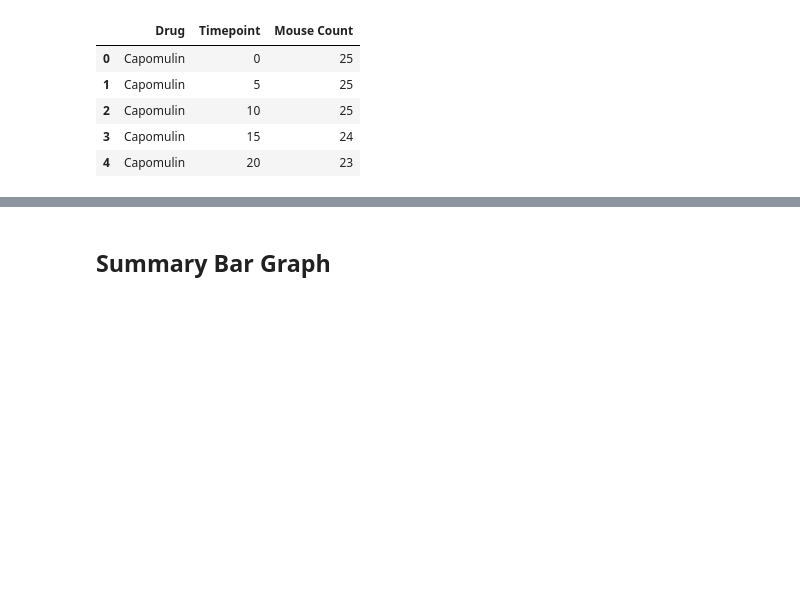
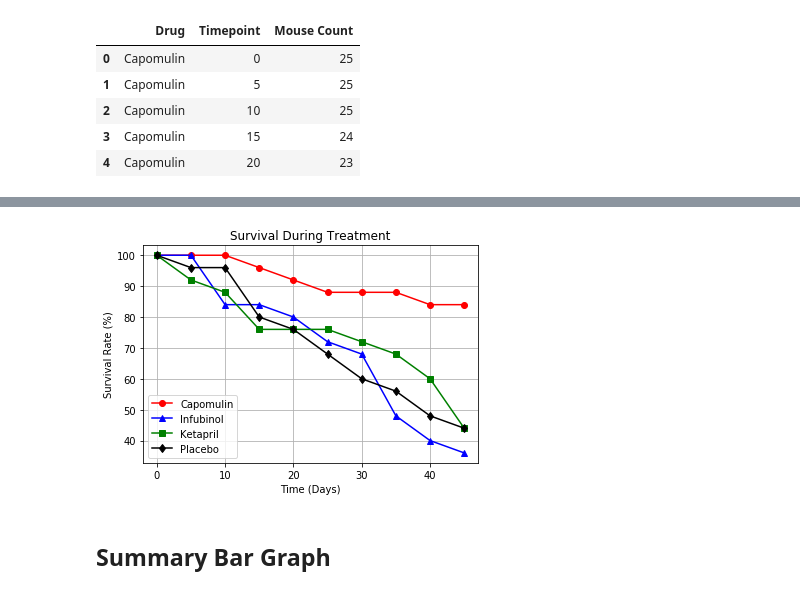
Before and after one commit to rossnicholson13/matplotlib-challenge, a Jupyter notebook: Instructions/Pymaceuticals/pymaceuticals_starter.ipynb, the cells around one changed output, grey strips where cells are left out. Saved outputs shown, nothing was run; the diff lists cells and outputs as text; code cells hidden in the pictures; blank space fills up the shorter version.

```diff
--- a/Instructions/Pymaceuticals/pymaceuticals_starter.ipynb
+++ b/Instructions/Pymaceuticals/pymaceuticals_starter.ipynb
@@ -213,7 +211,7 @@ survival_rates_formatted.head()
 starting_mice = survival_rates_formatted.iloc[0]
 survival_rates_formatted = 100*(survival_rates_formatted/starting_mice)
 survival_rates_subset = survival_rates_formatted[["Capomulin","Infubinol","Ketapril","Placebo"]]
-survival_plot = survival_rates_subset.plot(kind="line",grid=True,style=['ro-','b^-','gs-','kd-'],xlim=(survival_rates_formatted.index.min()-2,survival_rates_formatted.index.max()+2),title="Survival During Treatment",legend=None)
+survival_plot = survival_rates_subset.plot(kind="line",grid=True,style=['ro-','b^-','gs-','kd-'],xlim=(survival_rates_formatted.index.min()-2,survival_rates_formatted.index.max()+2),title="Survival During Treatment",legend=False)
 
 survival_plot.set_xlabel("Time (Days)")
 survival_plot.set_ylabel("Survival Rate (%)")
@@ -229,3 +225,4 @@ plt.show()
+[figure, added]
 # %% [markdown]
 ## Summary Bar Graph
 # %%
```
Also changed, not shown: parts of 8 cells of this notebook.
